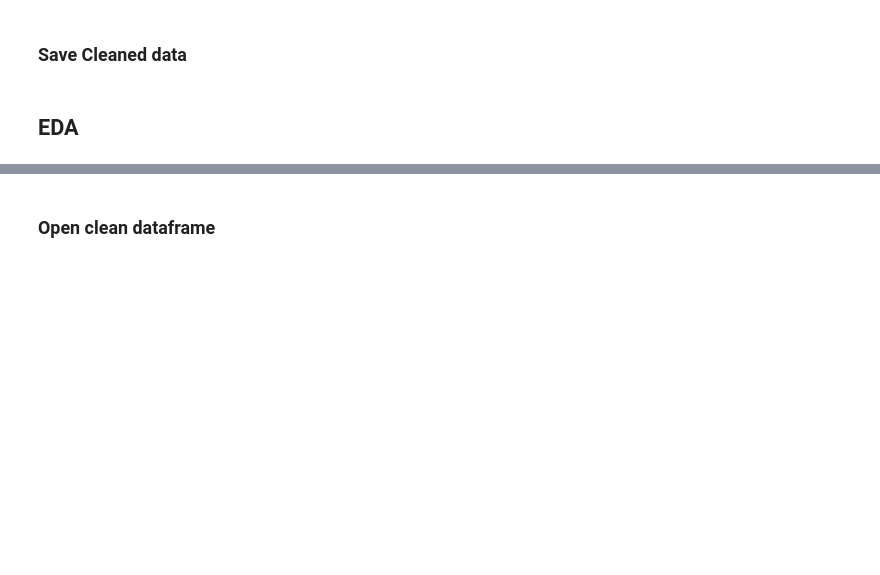
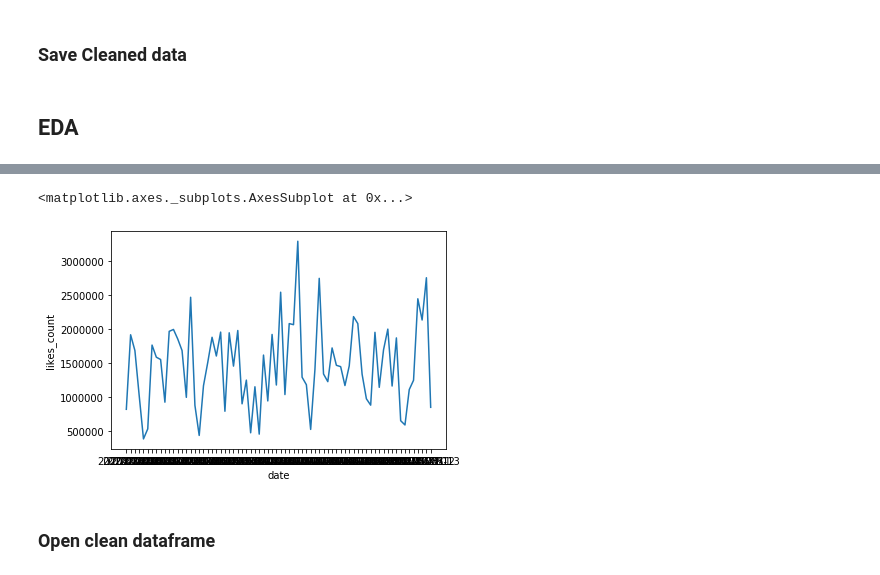
Before and after one commit to jacksonbull87/Social-Listening-NLP-Project, a Jupyter notebook: SL - Data Pipeline.ipynb, the cells around one changed output, grey strips where cells are left out. Cells and saved outputs as stored; diff of their text form; code cells hidden in the pictures; blank space fills up the shorter version.

```diff
--- a/SL - Data Pipeline.ipynb
+++ b/SL - Data Pipeline.ipynb
@@ -268,0 +231,5 @@ df.to_csv('clean_billie_tweets.csv')
+# %%
+#lets read in the dataframe
+
+df = pd.read_csv('usertweetdata.csv')
+df.columns
@@ -268,0 +244,3 @@ df.to_csv('clean_billie_tweets.csv')
+# %%
+likes_per_day = df.groupby('date')['likes_count'].sum().reset_index()
+likes_per_day
@@ -269,3 +261,8 @@ df.to_csv('clean_billie_tweets.csv')
+# %%
+sns.lineplot(data=likes_per_day, x='date', y='likes_count')
+# %% [output]
+<matplotlib.axes._subplots.AxesSubplot at 0x...>
+[figure, added]
 # %% [markdown]
 ### Open clean dataframe
 # %%
```
Also changed, not shown: parts of 14 cells of this notebook, 2 other files.
